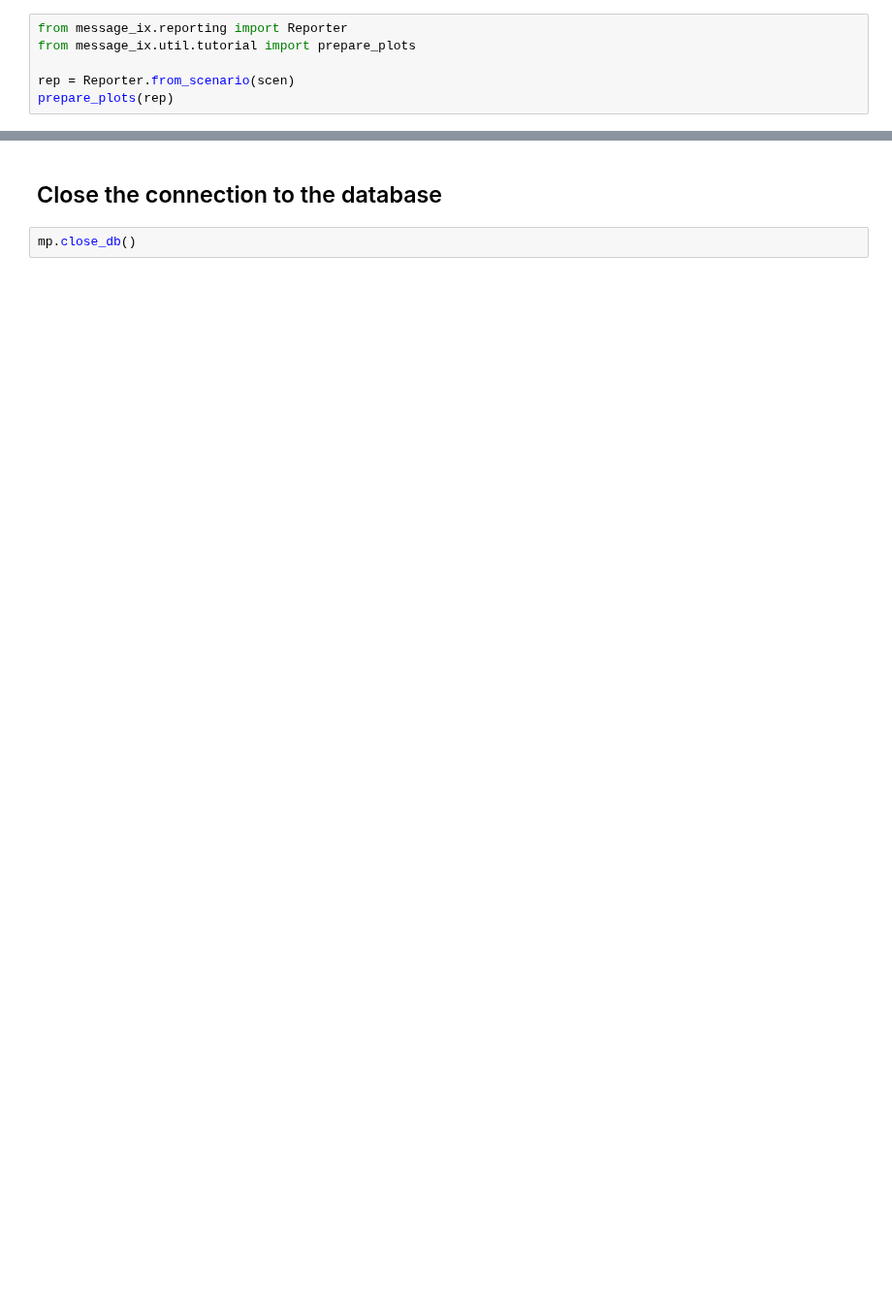
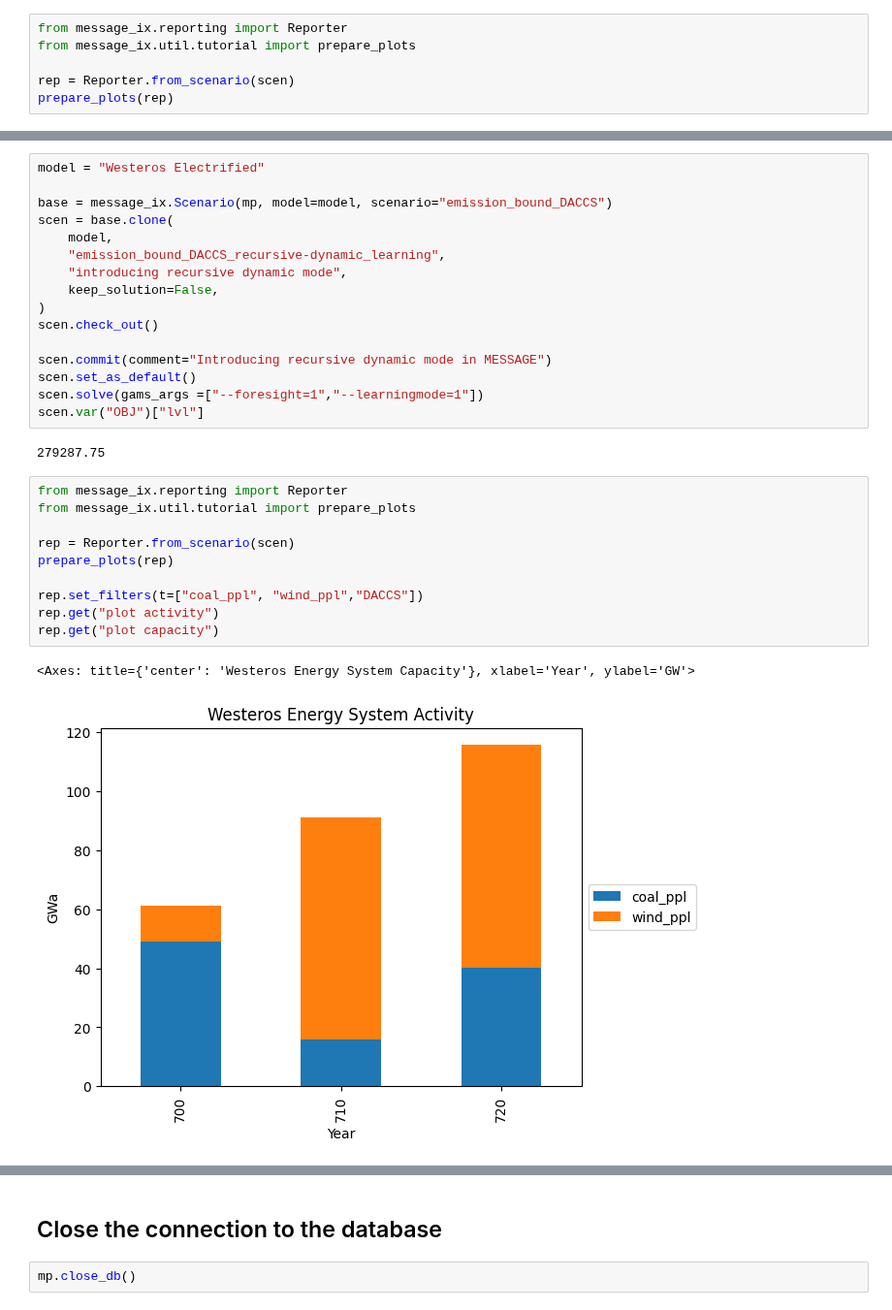
Before and after one commit to ywpratama/message_ix, a Jupyter notebook: tutorial/westeros/westeros_emissions_bounds_recursive-dynamic.ipynb, the cells around one changed output, grey strips where cells are left out. Shown at 97% size. Drawn from its saved outputs; the diff is of its cells as text; blank space fills up the shorter version.

```diff
--- a/tutorial/westeros/westeros_emissions_bounds_recursive-dynamic.ipynb
+++ b/tutorial/westeros/westeros_emissions_bounds_recursive-dynamic.ipynb
@@ -78,0 +73,31 @@ rep.get("plot capacity")
+# %%
+model = "Westeros Electrified"
+
+base = message_ix.Scenario(mp, model=model, scenario="emission_bound_DACCS")
+scen = base.clone(
+    model,
+    "emission_bound_DACCS_recursive-dynamic_learning",
+    "introducing recursive dynamic mode",
+    keep_solution=False,
+)
+scen.check_out()
+
+scen.commit(comment="Introducing recursive dynamic mode in MESSAGE")
+scen.set_as_default()
+scen.solve(gams_args =["--foresight=1","--learningmode=1"])
+scen.var("OBJ")["lvl"]
+# %% [output]
+279287.75
+# %%
+from message_ix.reporting import Reporter
+from message_ix.util.tutorial import prepare_plots
+
+rep = Reporter.from_scenario(scen)
+prepare_plots(rep)
+
+rep.set_filters(t=["coal_ppl", "wind_ppl","DACCS"])
+rep.get("plot activity")
+rep.get("plot capacity")
+# %% [output]
+<Axes: title={'center': 'Westeros Energy System Capacity'}, xlabel='Year', ylabel='GW'>
+[figure, added]
```
Also changed, not shown: parts of 16 cells of this notebook, 6 other files.
